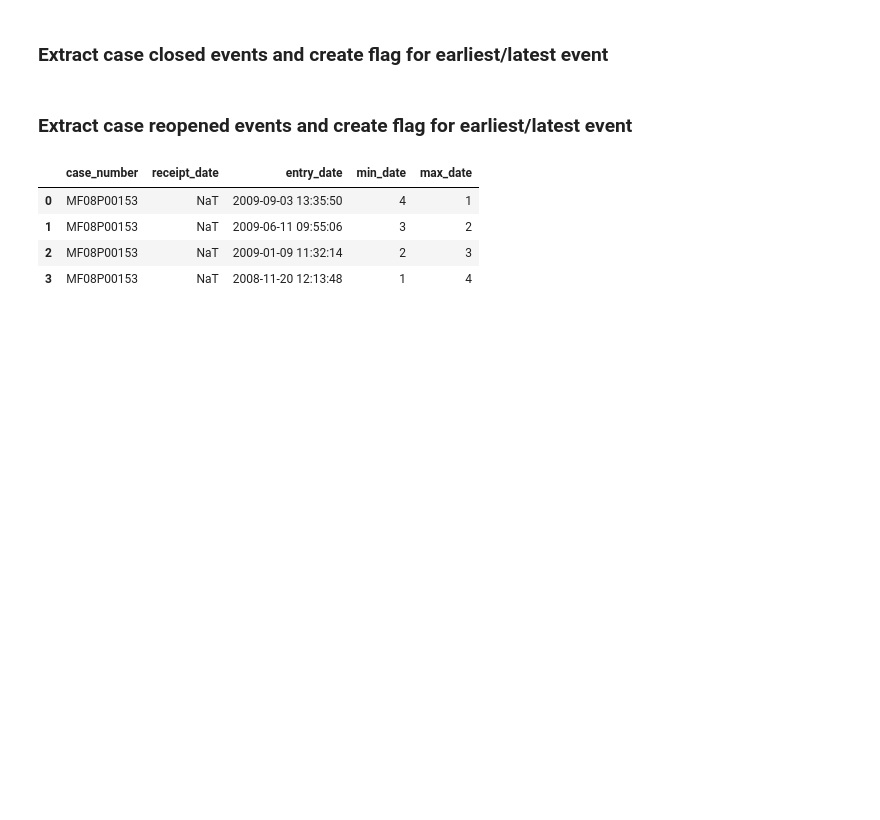
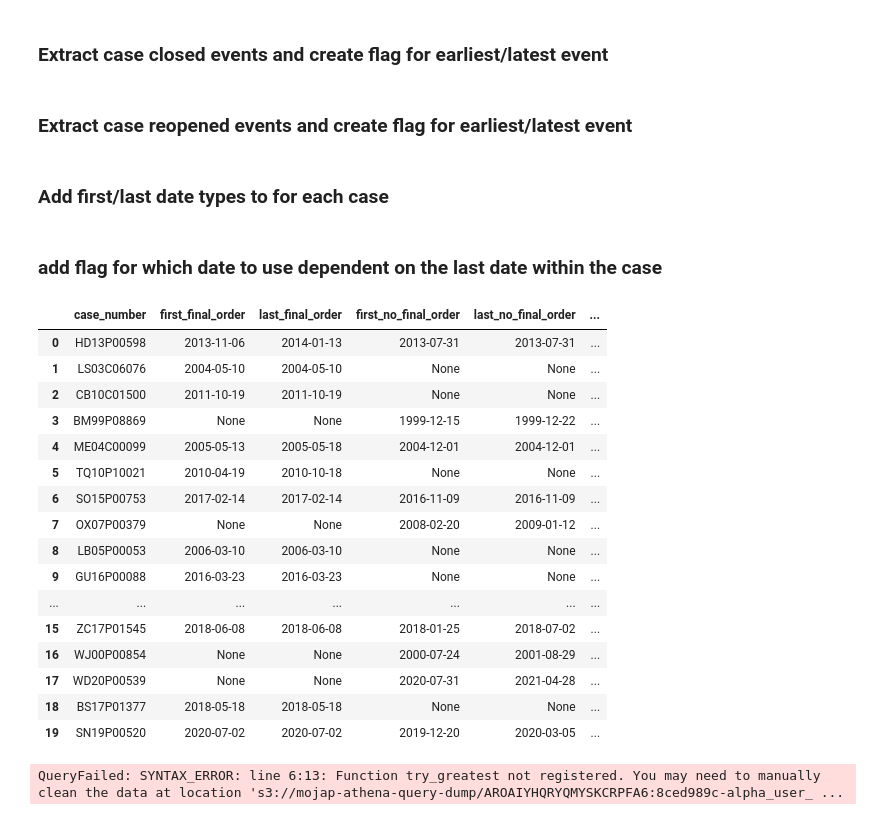
Before and after one commit to moj-analytical-services/FCSQ_data, a Jupyter notebook: data/ca_case_disposals.ipynb, the cells around one changed output. Cells and saved outputs as stored; diff of their text form; code cells hidden in the pictures; blank space fills up the shorter version.

```diff
--- a/data/ca_case_disposals.ipynb
+++ b/data/ca_case_disposals.ipynb
@@ -160,3 +169,5 @@ WHERE
 """,
 
 "ca_case_reopened_events")
+# %% [markdown]
+### Add first/last date types to for each case
@@ -162,0 +220,2 @@ WHERE
+# %% [markdown]
+### add flag for which date to use dependent on the last date within the case
@@ -163,8 +247,20 @@ WHERE
 # %%
-pydb.read_sql_query ("select * from __temp__.ca_case_reopened_events")
+pydb.read_sql_query ("select * from __temp__.ca_date_flags limit 20")
 # %% [output]
-|  | case_number | receipt_date | entry_date | min_date | max_date |
-| 0 | MF08P00153 | NaT | 2009-09-03 13:35:50 | 4 | 1 |
-| 1 | MF08P00153 | NaT | 2009-06-11 09:55:06 | 3 | 2 |
-| 2 | MF08P00153 | NaT | 2009-01-09 11:32:14 | 2 | 3 |
-| 3 | MF08P00153 | NaT | 2008-11-20 12:13:48 | 1 | 4 |
+|  | case_number | first_final_order | last_final_order | first_no_final_order | last_no_final_order | ... |
+| 0 | HD13P00598 | 2013-11-06 | 2014-01-13 | 2013-07-31 | 2013-07-31 | ... |
+| 1 | LS03C06076 | 2004-05-10 | 2004-05-10 | None | None | ... |
+| 2 | CB10C01500 | 2011-10-19 | 2011-10-19 | None | None | ... |
+| 3 | BM99P08869 | None | None | 1999-12-15 | 1999-12-22 | ... |
+| 4 | ME04C00099 | 2005-05-13 | 2005-05-18 | 2004-12-01 | 2004-12-01 | ... |
+| 5 | TQ10P10021 | 2010-04-19 | 2010-10-18 | None | None | ... |
+| 6 | SO15P00753 | 2017-02-14 | 2017-02-14 | 2016-11-09 | 2016-11-09 | ... |
+| 7 | OX07P00379 | None | None | 2008-02-20 | 2009-01-12 | ... |
+| 8 | LB05P00053 | 2006-03-10 | 2006-03-10 | None | None | ... |
+| 9 | GU16P00088 | 2016-03-23 | 2016-03-23 | None | None | ... |
+| ... | ... | ... | ... | ... | ... | ... |
+| 15 | ZC17P01545 | 2018-06-08 | 2018-06-08 | 2018-01-25 | 2018-07-02 | ... |
+| 16 | WJ00P00854 | None | None | 2000-07-24 | 2001-08-29 | ... |
+| 17 | WD20P00539 | None | None | 2020-07-31 | 2021-04-28 | ... |
+| 18 | BS17P01377 | 2018-05-18 | 2018-05-18 | None | None | ... |
+| 19 | SN19P00520 | 2020-07-02 | 2020-07-02 | 2019-12-20 | 2020-03-05 | ... |
@@ -253,0 +267,11 @@ FROM
+# %%
+pydb.read_sql_query(f"""
+select
+   GREATEST (COALESCE(last_final_order,last_close_date,last_no_final_order,last_reopen)) as max_date
+FROM
+  __temp__.ca_date_flags
+WHERE
+  case_number = 'DA10P00602'
+""")
+# %% [output]
+QueryFailed: SYNTAX_ERROR: line 6:13: Function try_greatest not registered. You may need to manually clean the data at location 's3://mojap-athena-query-dump/AROAIYHQRYQMYSKCRPFA6:8ced989c-alpha_user_ ...
```
Also changed, not shown: parts of 15 cells of this notebook.
